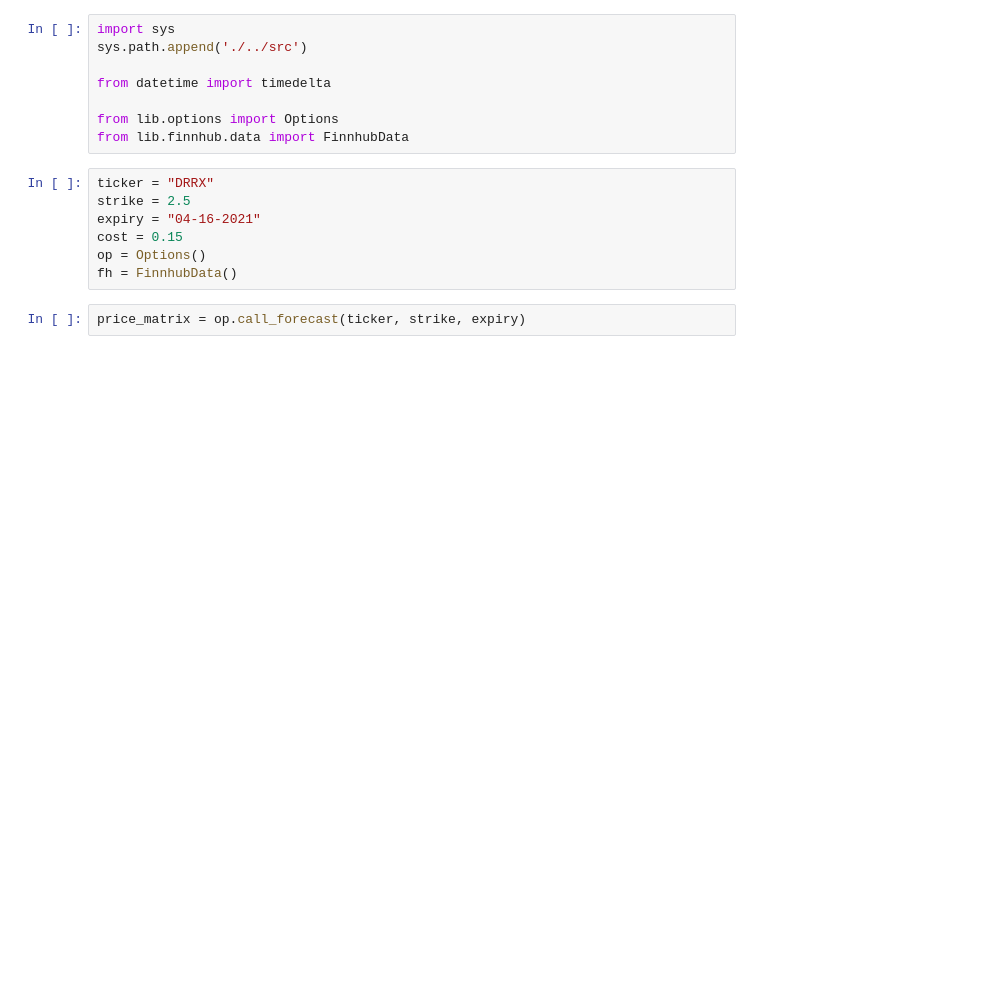
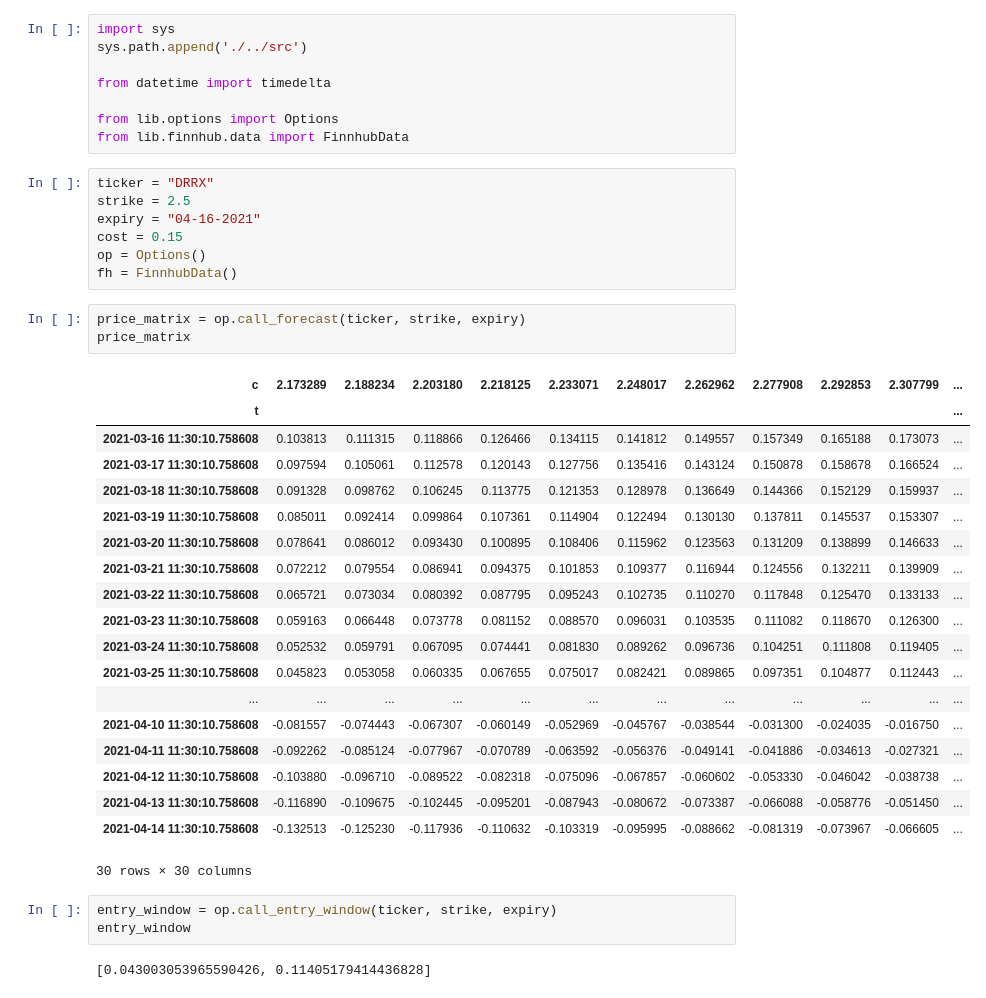
Before and after one commit to tgittos/money-printer-server, a Jupyter notebook: notebooks/options.ipynb, the cells around one changed output. Cells and saved outputs as stored; diff of their text form; blank space fills up the shorter version.

```diff
--- a/notebooks/options.ipynb
+++ b/notebooks/options.ipynb
@@ -19,6 +19,32 @@ op = Options()
 fh = FinnhubData()
 # %%
 price_matrix = op.call_forecast(ticker, strike, expiry)
+price_matrix
+# %% [output]
+| c | 2.173289 | 2.188234 | 2.203180 | 2.218125 | 2.233071 | 2.248017 | 2.262962 | 2.277908 | 2.292853 | 2.307799 | ... |
+| t |  |  |  |  |  |  |  |  |  |  | ... |
+| 2021-03-16 11:30:10.758608 | 0.103813 | 0.111315 | 0.118866 | 0.126466 | 0.134115 | 0.141812 | 0.149557 | 0.157349 | 0.165188 | 0.173073 | ... |
+| 2021-03-17 11:30:10.758608 | 0.097594 | 0.105061 | 0.112578 | 0.120143 | 0.127756 | 0.135416 | 0.143124 | 0.150878 | 0.158678 | 0.166524 | ... |
+| 2021-03-18 11:30:10.758608 | 0.091328 | 0.098762 | 0.106245 | 0.113775 | 0.121353 | 0.128978 | 0.136649 | 0.144366 | 0.152129 | 0.159937 | ... |
+| 2021-03-19 11:30:10.758608 | 0.085011 | 0.092414 | 0.099864 | 0.107361 | 0.114904 | 0.122494 | 0.130130 | 0.137811 | 0.145537 | 0.153307 | ... |
+| 2021-03-20 11:30:10.758608 | 0.078641 | 0.086012 | 0.093430 | 0.100895 | 0.108406 | 0.115962 | 0.123563 | 0.131209 | 0.138899 | 0.146633 | ... |
+| 2021-03-21 11:30:10.758608 | 0.072212 | 0.079554 | 0.086941 | 0.094375 | 0.101853 | 0.109377 | 0.116944 | 0.124556 | 0.132211 | 0.139909 | ... |
+| 2021-03-22 11:30:10.758608 | 0.065721 | 0.073034 | 0.080392 | 0.087795 | 0.095243 | 0.102735 | 0.110270 | 0.117848 | 0.125470 | 0.133133 | ... |
+| 2021-03-23 11:30:10.758608 | 0.059163 | 0.066448 | 0.073778 | 0.081152 | 0.088570 | 0.096031 | 0.103535 | 0.111082 | 0.118670 | 0.126300 | ... |
+| 2021-03-24 11:30:10.758608 | 0.052532 | 0.059791 | 0.067095 | 0.074441 | 0.081830 | 0.089262 | 0.096736 | 0.104251 | 0.111808 | 0.119405 | ... |
+| 2021-03-25 11:30:10.758608 | 0.045823 | 0.053058 | 0.060335 | 0.067655 | 0.075017 | 0.082421 | 0.089865 | 0.097351 | 0.104877 | 0.112443 | ... |
+| ... | ... | ... | ... | ... | ... | ... | ... | ... | ... | ... | ... |
+| 2021-04-10 11:30:10.758608 | -0.081557 | -0.074443 | -0.067307 | -0.060149 | -0.052969 | -0.045767 | -0.038544 | -0.031300 | -0.024035 | -0.016750 | ... |
+| 2021-04-11 11:30:10.758608 | -0.092262 | -0.085124 | -0.077967 | -0.070789 | -0.063592 | -0.056376 | -0.049141 | -0.041886 | -0.034613 | -0.027321 | ... |
+| 2021-04-12 11:30:10.758608 | -0.103880 | -0.096710 | -0.089522 | -0.082318 | -0.075096 | -0.067857 | -0.060602 | -0.053330 | -0.046042 | -0.038738 | ... |
+| 2021-04-13 11:30:10.758608 | -0.116890 | -0.109675 | -0.102445 | -0.095201 | -0.087943 | -0.080672 | -0.073387 | -0.066088 | -0.058776 | -0.051450 | ... |
+| 2021-04-14 11:30:10.758608 | -0.132513 | -0.125230 | -0.117936 | -0.110632 | -0.103319 | -0.095995 | -0.088662 | -0.081319 | -0.073967 | -0.066605 | ... |
+30 rows × 30 columns
+# %%
+entry_window = op.call_entry_window(ticker, strike, expiry)
+entry_window
+# %% [output]
+[0.043003053965590426, 0.11405179414436828]
 # %%
 exit_window = op.call_exit_window(ticker, strike, expiry, cost)
 exit_window
```
Also changed, not shown: parts of 2 cells of this notebook, 3 other files.
